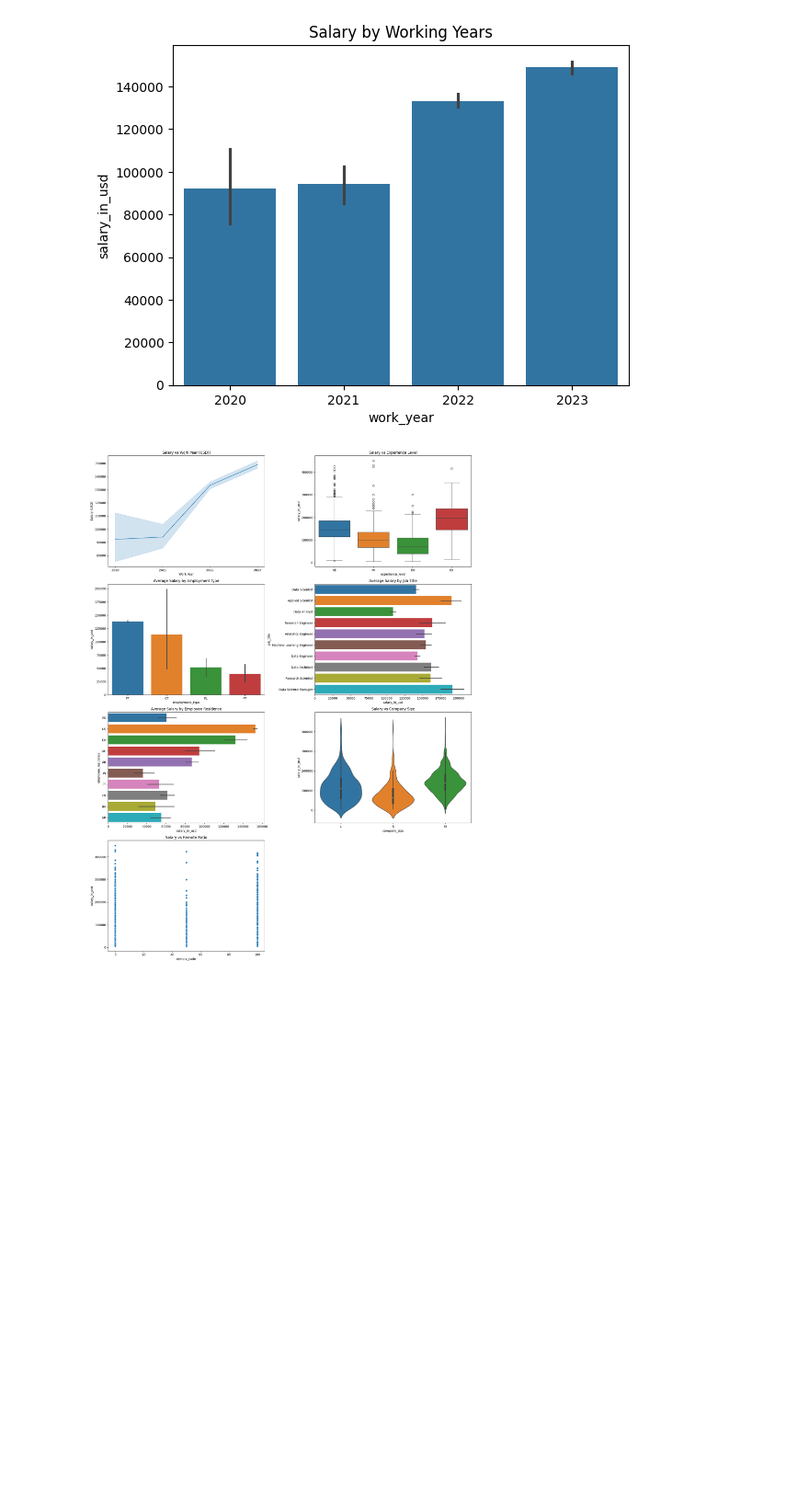
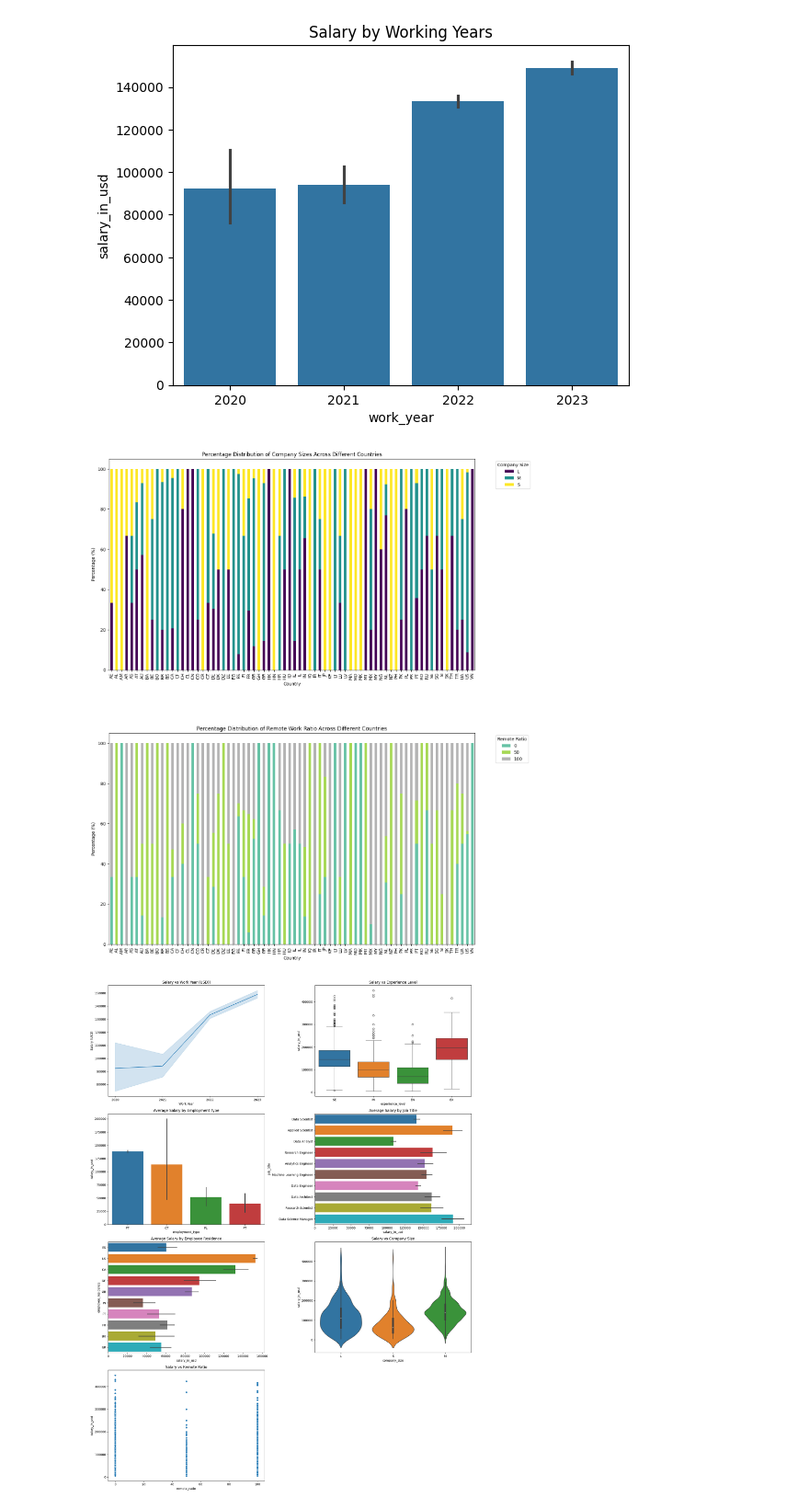
Before and after one commit to Sherryqilin/assessment2_programming, a Jupyter notebook: assessment2.ipynb, the cells around one changed output. Shown at 92% size. Cells and saved outputs as stored; diff of their text form; code cells hidden in the pictures; blank space fills up the shorter version.

```diff
--- a/assessment2.ipynb
+++ b/assessment2.ipynb
@@ -48,6 +47,61 @@ plt.title('Salary by Working Years')
 plt.show()
 # %% [output]
 [figure]
+# %%
+
+# Preparing data for the first visualization (stacked bar chart for company sizes)
+company_distribution = salaries.groupby(['company_location', 'company_size']).size().unstack(fill_value=0)
+salaries_stacked_bar = company_distribution.div(company_distribution.sum(axis=1), axis=0) * 100  # Convert to percentage
+
+# Preparing data for the second visualization (percentage of remote workers by country)
+remote_distribution = salaries.groupby(['company_location', 'remote_ratio']).size().unstack(fill_value=0)
+salaries_remote_percentage = remote_distribution.div(remote_distribution.sum(axis=1), axis=0) * 100  # Convert to percentage
+
+# Adjusting the layout to display the charts one above the other
+plt.figure(figsize = (15, 20))
+
+# First Plot (Company Sizes)
+plt.subplot(2, 1, 1)  # This will be the first plot in a 2x1 grid
+salaries_stacked_bar.plot(
+    kind = 'bar',
+    stacked = True,
+    colormap = 'viridis',
+    ax = plt.gca()
+)
+plt.title('Percentage Distribution of Company Sizes Across Different Countries')
+plt.ylabel('Percentage (%)')
+plt.xlabel('Country')
+plt.legend(
+    title = 'Company Size',
+    bbox_to_anchor = (1.05, 1),
+    loc = 'upper left'
+)
+plt.xticks(rotation=90)
+
+# Second Plot (Remote Ratios)
+plt.subplot(2, 1, 2)  # This will be the second plot in a 2x1 grid
+salaries_remote_percentage.plot(
+    kind = 'bar',
+    stacked = True,
+    colormap = 'Set2',
+    ax = plt.gca()
+)
+plt.title('Percentage Distribution of Remote Work Ratio Across Different Countries')
+plt.ylabel('Percentage (%)')
+plt.xlabel('Country')
+plt.legend(
+    title = 'Remote Ratio',
+    bbox_to_anchor = (1.05, 1),
+    loc = 'upper left'
+)
+plt.xticks(rotation = 90)
+
+# 调整子图之间的垂直间距
+plt.subplots_adjust(hspace = 0.3)
+
+plt.show()
+# %% [output]
+[figure, added]
 # %%
 # 分析不同要素对薪资的影响关系
 # Analyzing the impact of different factors on salary
```
Also changed, not shown: parts of 6 cells of this notebook, 8 other files.
